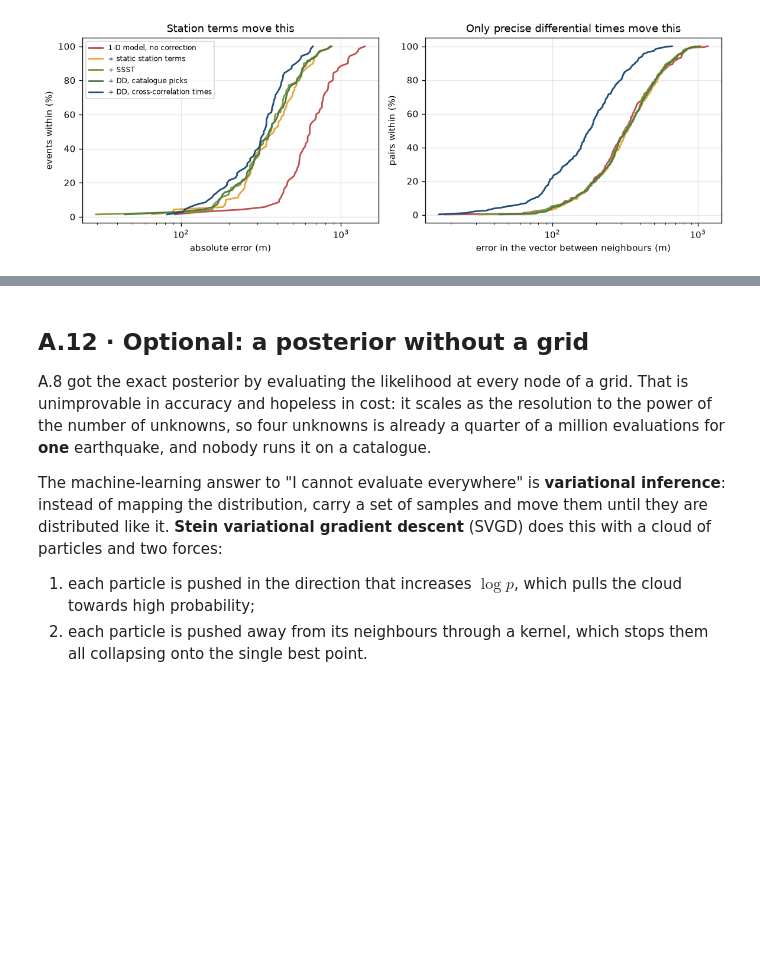
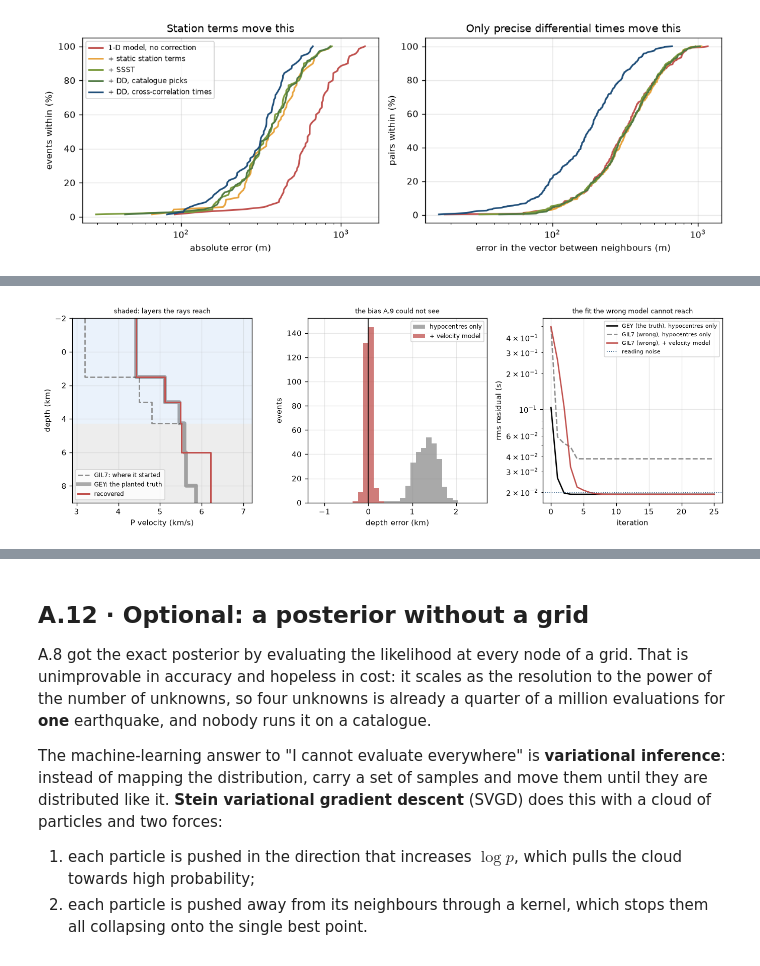
Before and after one commit to AI4EPS/EPS207_Observational_Seismology, a Jupyter notebook: docs/notebooks/02a_location_method.ipynb, the cells around one changed output, grey strips where cells are left out. Drawn from its saved outputs; the diff is of its cells as text; code cells hidden in the pictures; blank space fills up the shorter version.

```diff
--- a/docs/notebooks/02a_location_method.ipynb
+++ b/docs/notebooks/02a_location_method.ipynb
@@ -2341,0 +2640,44 @@ model is never fitted with the hypocentres free.
+# %%
+fig, ax = plt.subplots(1, 3, figsize=(11.5, 3.9))
+R = runs["GIL7 (wrong), + velocity model"]
+
+
+def step_model(a, v, **kw):
+    a.step(np.repeat(v, 2), np.repeat(tops, 2)[1:-1], where="pre", **kw)
+
+
+zmax = 9.0
+ax[0].fill_betweenx([tops[0], zmax], 0, 1, transform=ax[0].get_yaxis_transform(),
+                    color="0.93", zorder=0)
+for k in range(len(v_true)):
+    if free_layer[k]:
+        ax[0].fill_betweenx([tops[k], min(tops[k + 1], zmax)], 0, 1, color="#eaf2fb",
+                            transform=ax[0].get_yaxis_transform(), zorder=0)
+step_model(ax[0], v_wrong, color="0.55", ls="--", lw=1.6, label="GIL7: where it started")
+step_model(ax[0], v_true, color="k", lw=4.5, alpha=0.32, label="GEY: the planted truth")
+step_model(ax[0], R["v"], color="#c0504d", lw=1.8, label="recovered")
+ax[0].set(xlabel="P velocity (km/s)", ylabel="depth (km)", ylim=(zmax, tops[0]), xlim=(2.9, 7.2))
+ax[0].legend(fontsize=7, loc="lower left")
+ax[0].set_title("shaded: layers the rays reach", fontsize=8)
+
+for label, c in [("GIL7 (wrong), hypocentres only", "0.55"),
+                 ("GIL7 (wrong), + velocity model", "#c0504d")]:
+    ax[1].hist(runs[label]["ev"][:, 2] - ev_true[:, 2], bins=np.arange(-1.2, 2.61, 0.12),
+               color=c, alpha=0.75, label=label.split(", ")[1])
+ax[1].axvline(0, color="k", lw=1)
+ax[1].set(xlabel="depth error (km)", ylabel="events")
+ax[1].legend(fontsize=7)
+ax[1].set_title("the bias A.9 could not see", fontsize=8)
+
+for label, c, ls in [("GEY (the truth), hypocentres only", "k", "-"),
+                     ("GIL7 (wrong), hypocentres only", "0.55", "--"),
+                     ("GIL7 (wrong), + velocity model", "#c0504d", "-")]:
+    ax[2].plot(runs[label]["rms"], color=c, ls=ls, lw=1.6, label=label)
+ax[2].axhline(SIG_V, color="#1f4e79", lw=1, ls=":", label="reading noise")
+ax[2].set(xlabel="iteration", ylabel="rms residual (s)", yscale="log")
+ax[2].legend(fontsize=6.5)
+ax[2].set_title("the fit the wrong model cannot reach", fontsize=8)
+plt.tight_layout()
+plt.show()
+# %% [output]
+[figure, added]
```
Also changed, not shown: parts of 16 cells of this notebook, 1 other file.
